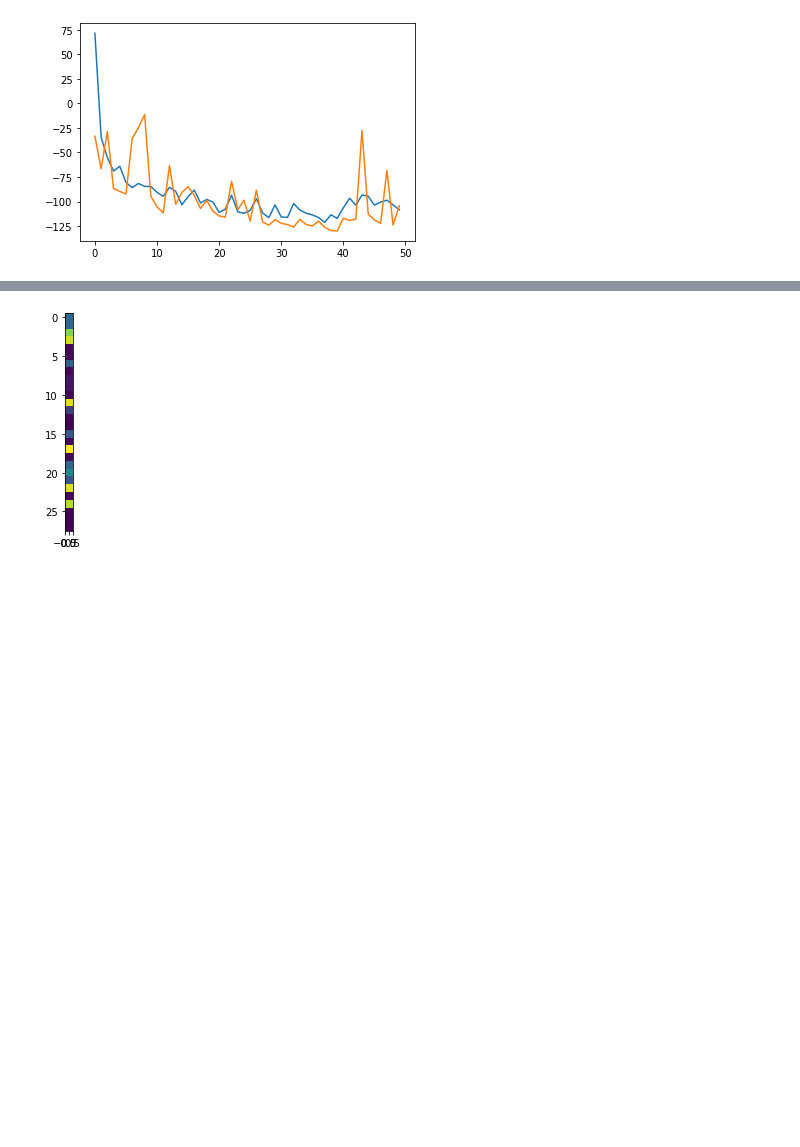
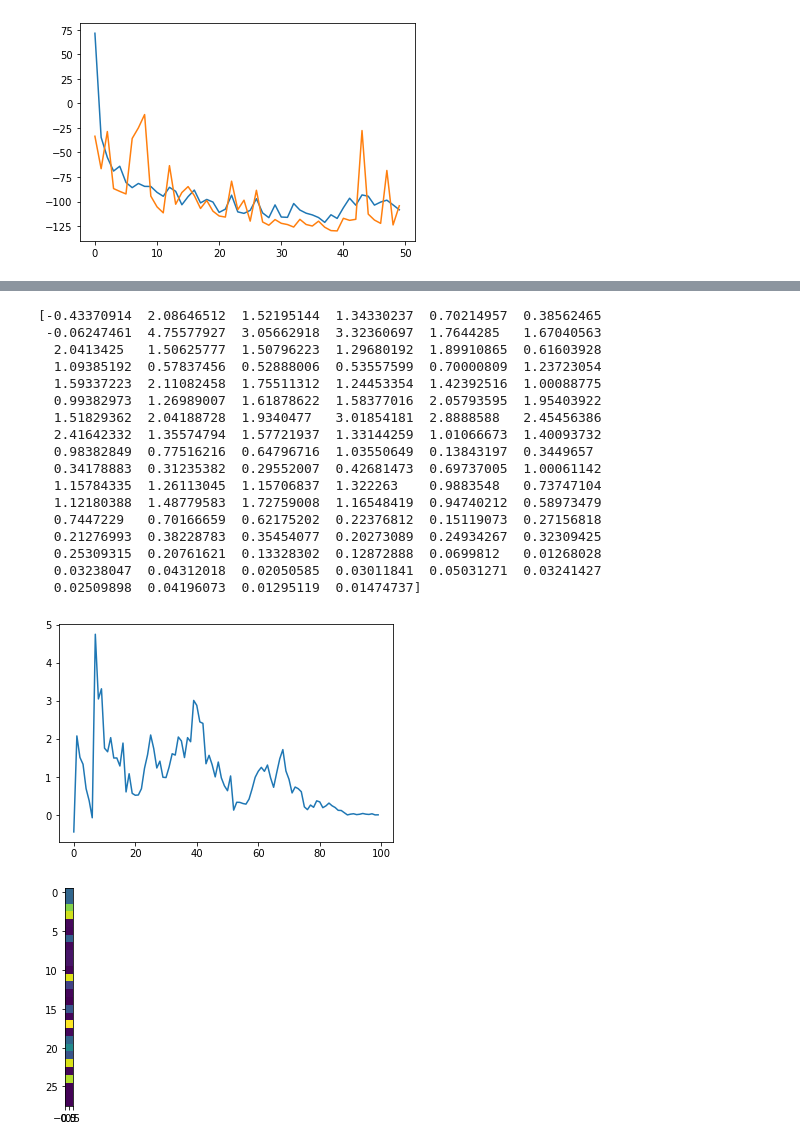
Before and after one commit to EiffL/sfh-inference-hackathon, a Jupyter notebook: notebooks/tcn_tfds.ipynb, the cells around one changed output, grey strips where cells are left out. Cells and saved outputs as stored; diff of their text form; code cells hidden in the pictures; blank space fills up the shorter version.

```diff
--- a/notebooks/tcn_tfds.ipynb
+++ b/notebooks/tcn_tfds.ipynb
@@ -155,9 +155,10 @@ def input_fn(mode='train', batch_size=64, dataset_name='sfh'):
     return dataset, tf.data.experimental.cardinality(dset).numpy()
 
 def predictor(model, sample_size, nsteps=100):
-    res = np.random.random((sample_size, nsteps,1))
+    res = np.zeros((sample_size, nsteps,1))
     for i in range(nsteps):
-        res = model.predict(res)
+        tmp = model(res).sample()
+        res[0,i] = tmp[0,i]
     return res
 
 def pass_sample(model, sample, n_pass=100):
@@ -289,3 +288,27 @@ plt.show()
+# %%
+gen_sample = predictor(pixel_cnn, 1).reshape((-1,))
+print(gen_sample)
+plt.plot(gen_sample)
+plt.show()
+# %% [output]
+[-0.43370914  2.08646512  1.52195144  1.34330237  0.70214957  0.38562465
+ -0.06247461  4.75577927  3.05662918  3.32360697  1.7644285   1.67040563
+  2.0413425   1.50625777  1.50796223  1.29680192  1.89910865  0.61603928
+  1.09385192  0.57837456  0.52888006  0.53557599  0.70000809  1.23723054
+  1.59337223  2.11082458  1.75511312  1.24453354  1.42392516  1.00088775
+  0.99382973  1.26989007  1.61878622  1.58377016  2.05793595  1.95403922
+  1.51829362  2.04188728  1.9340477   3.01854181  2.8888588   2.45456386
+  2.41642332  1.35574794  1.57721937  1.33144259  1.01066673  1.40093732
+  0.98382849  0.77516216  0.64796716  1.03550649  0.13843197  0.3449657
+  0.34178883  0.31235382  0.29552007  0.42681473  0.69737005  1.00061142
+  1.15784335  1.26113045  1.15706837  1.322263    0.9883548   0.73747104
+  1.12180388  1.48779583  1.72759008  1.16548419  0.94740212  0.58973479
+  0.7447229   0.70166659  0.62175202  0.22376812  0.15119073  0.27156818
+  0.21276993  0.38228783  0.35454077  0.20273089  0.24934267  0.32309425
+  0.25309315  0.20761621  0.13328302  0.12872888  0.0699812   0.01268028
+  0.03238047  0.04312018  0.02050585  0.03011841  0.05031271  0.03241427
+  0.02509898  0.04196073  0.01295119  0.01474737]
+[figure, added]
 # %%
 seq = np.random.random((28,1))
 plt.imshow(pixel_cnn.predict(seq).reshape(28,1))
```
Also changed, not shown: parts of 2 cells of this notebook.
